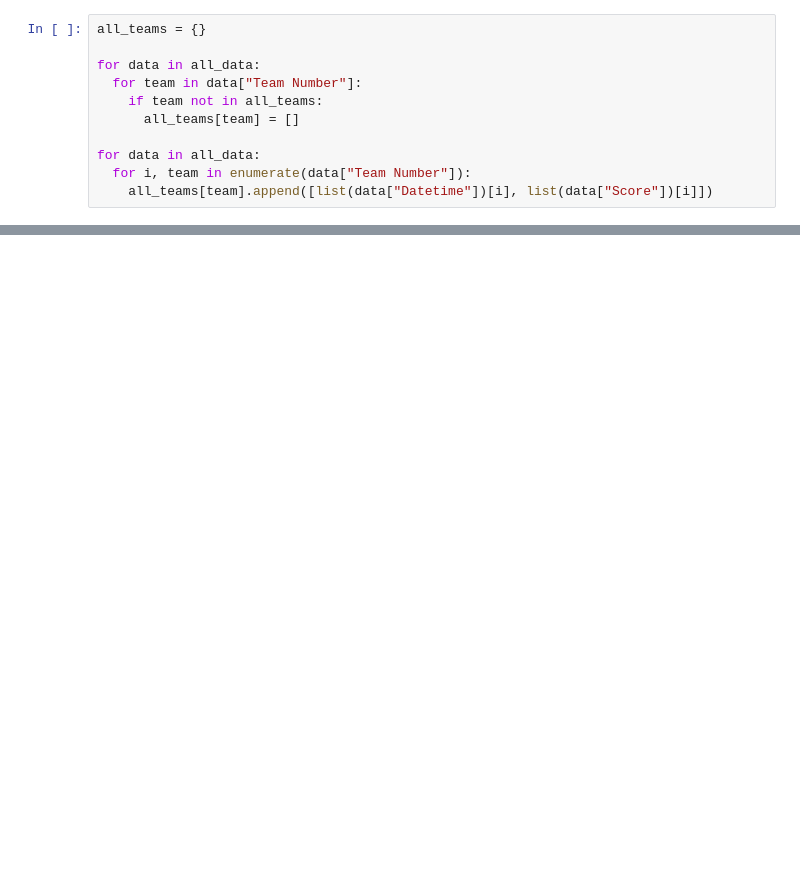
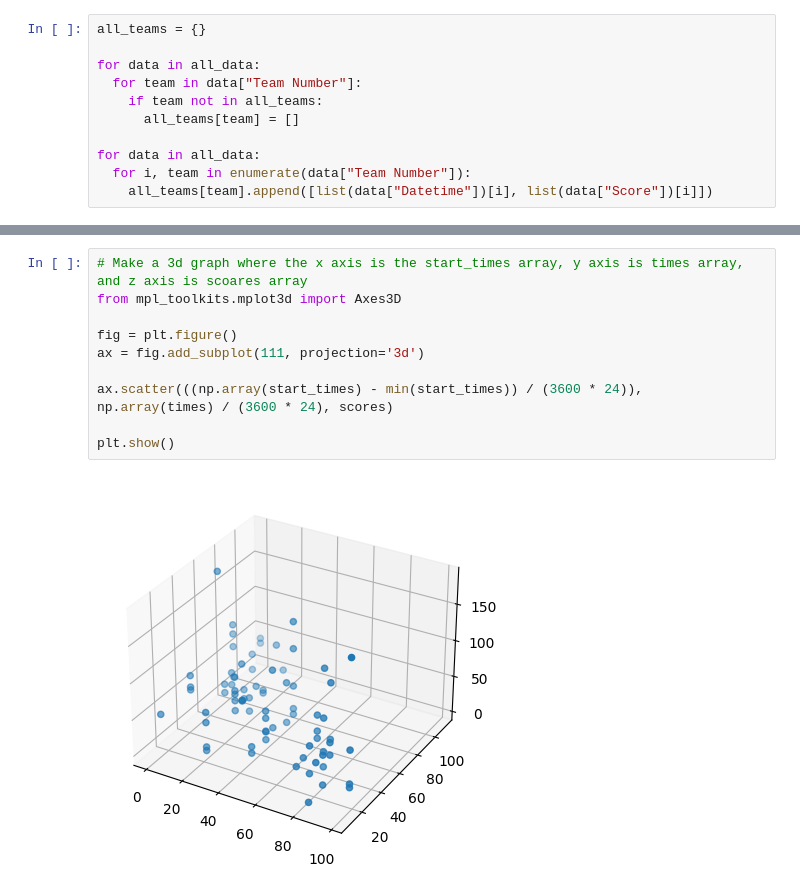
Before and after one commit to MattHandzel/TeamErrorError, a Jupyter notebook: Main/analyzeVexCompetitionData.ipynb, the cells around one changed output, grey strips where cells are left out. Saved outputs shown, nothing was run; the diff lists cells and outputs as text; blank space fills up the shorter version.

```diff
--- a/Main/analyzeVexCompetitionData.ipynb
+++ b/Main/analyzeVexCompetitionData.ipynb
@@ -277,3 +248,15 @@ plt.plot(times, scores, "o")
+# %%
+# Make a 3d graph where the x axis is the start_times array, y axis is times array, and z axis is scoares array
+from mpl_toolkits.mplot3d import Axes3D
+
+fig = plt.figure()
+ax = fig.add_subplot(111, projection='3d')
+
+ax.scatter(((np.array(start_times) - min(start_times)) / (3600 * 24)), np.array(times) / (3600 * 24), scores)
+
+plt.show()
+# %% [output]
+[figure, added]
 # %%
 print(times)
 print(scores)
```
Also changed, not shown: parts of 13 cells of this notebook, 3 other files.
